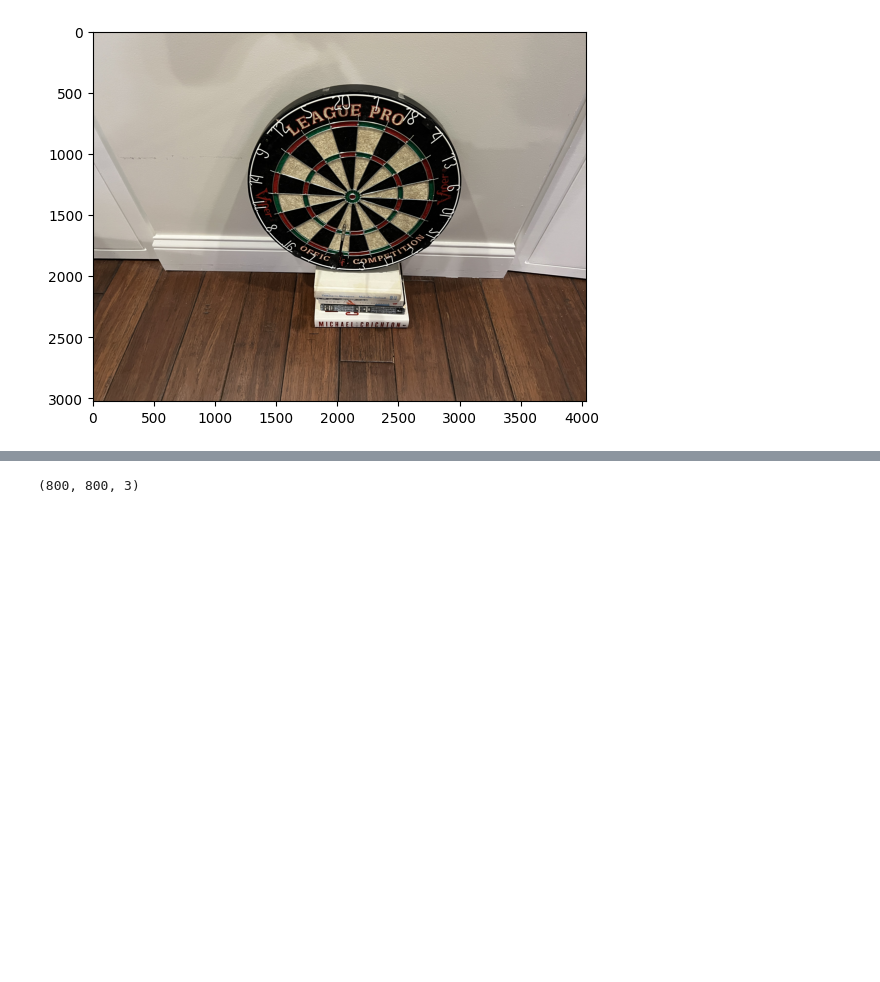
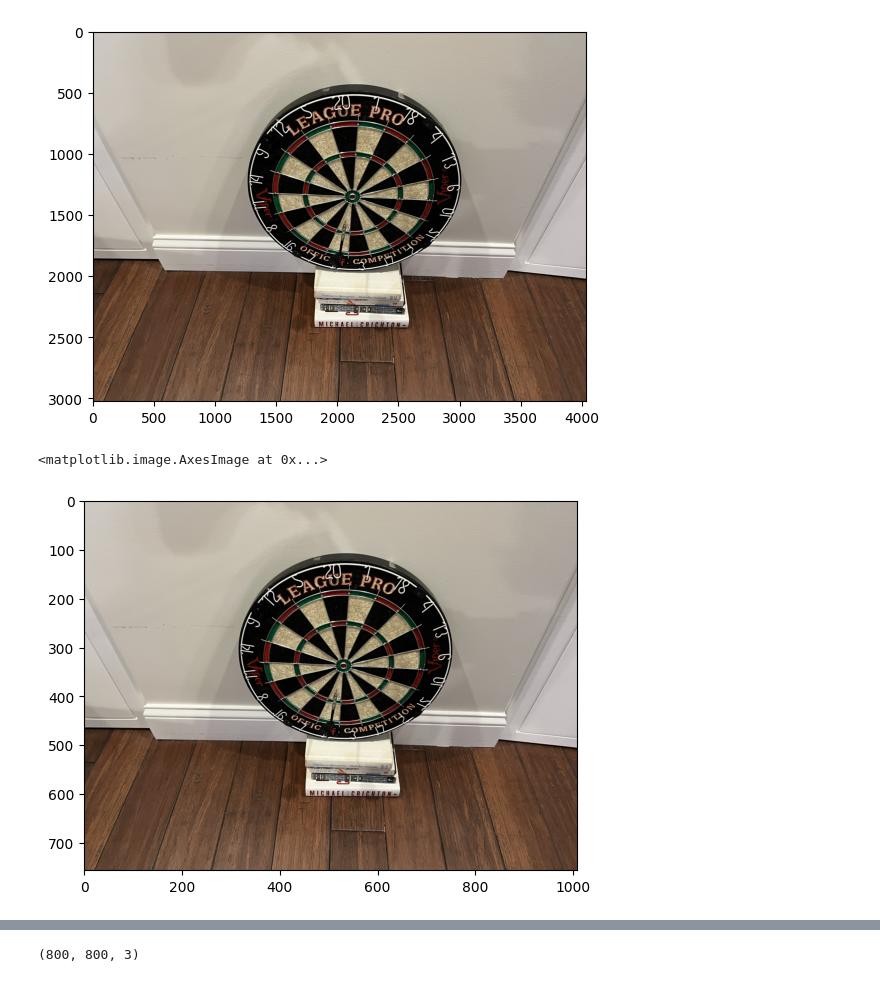
Before and after one commit to zkashef/SmokingDarts, a Jupyter notebook: notebooks/find_dart_board.ipynb, the cells around one changed output, grey strips where cells are left out. Cells and saved outputs as stored; diff of their text form; code cells hidden in the pictures; blank space fills up the shorter version.

```diff
--- a/notebooks/find_dart_board.ipynb
+++ b/notebooks/find_dart_board.ipynb
@@ -22,8 +22,12 @@ plt.show()
 # %%
 image = cv.resize(np.array(image), (0, 0), fx=0.50, fy=0.50)
 
+plt.imshow(image)
 # # Crop image width to 800
 # image = image[:, :800]
+# %% [output]
+<matplotlib.image.AxesImage at 0x...>
+[figure, added]
 # %%
 # Preform canny edge detection on image
 edges = cv.Canny(np.array(image), 150, 250)
```
Also changed, not shown: parts of 6 cells of this notebook, 2 other files.
